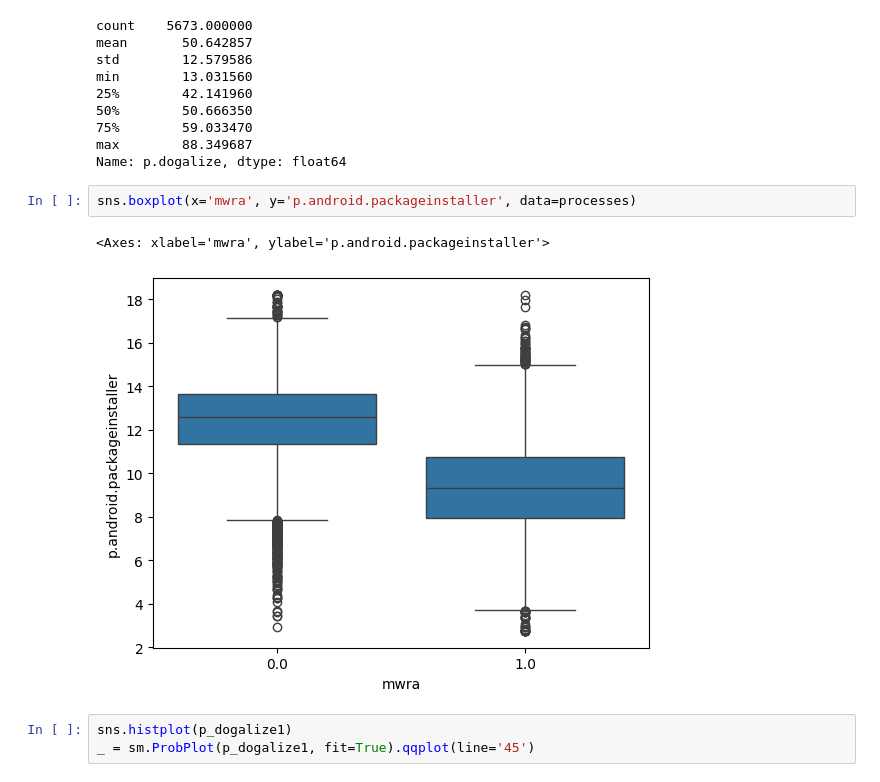
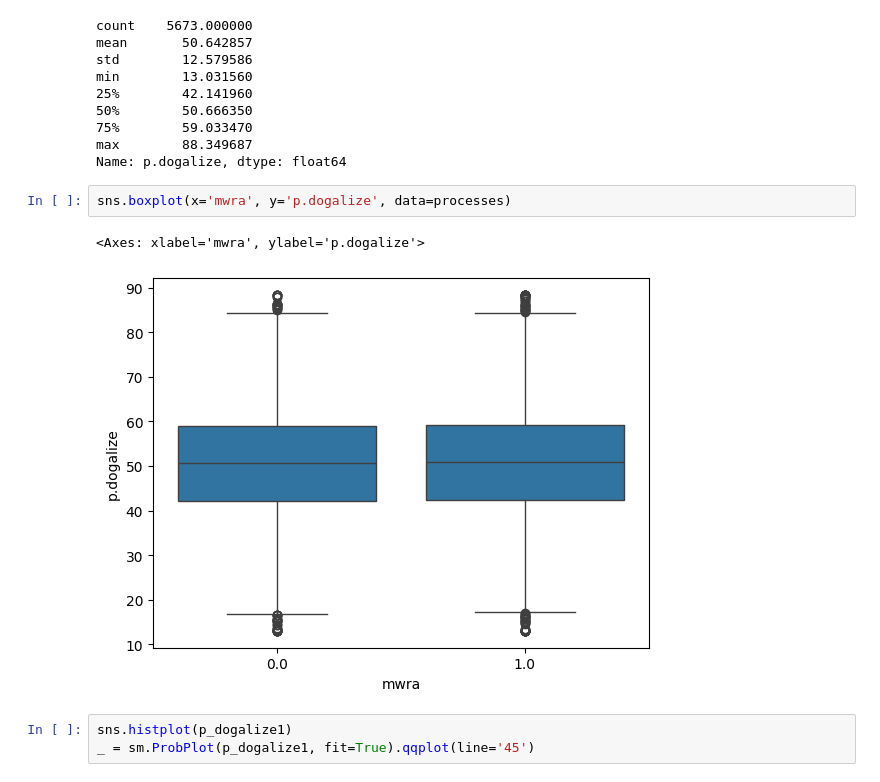
Before and after one commit to LeonRado1/IAU-zadanie, a Jupyter notebook: exploratory_analysis.ipynb, the cells around one changed output. Saved outputs shown, nothing was run; the diff lists cells and outputs as text.

```diff
--- a/exploratory_analysis.ipynb
+++ b/exploratory_analysis.ipynb
@@ -843,10 +843,10 @@ min        13.031560
 max        88.349687
 Name: p.dogalize, dtype: float64
 # %%
-sns.boxplot(x='mwra', y='p.android.packageinstaller', data=processes)
+sns.boxplot(x='mwra', y='p.dogalize', data=processes)
 # %% [output]
-<Axes: xlabel='mwra', ylabel='p.android.packageinstaller'>
+<Axes: xlabel='mwra', ylabel='p.dogalize'>
-[figure, old version]
+[figure, new version]
 # %%
 sns.histplot(p_dogalize1)
 _ = sm.ProbPlot(p_dogalize1, fit=True).qqplot(line='45')
```
Also changed, not shown: parts of 1 cell of this notebook.
